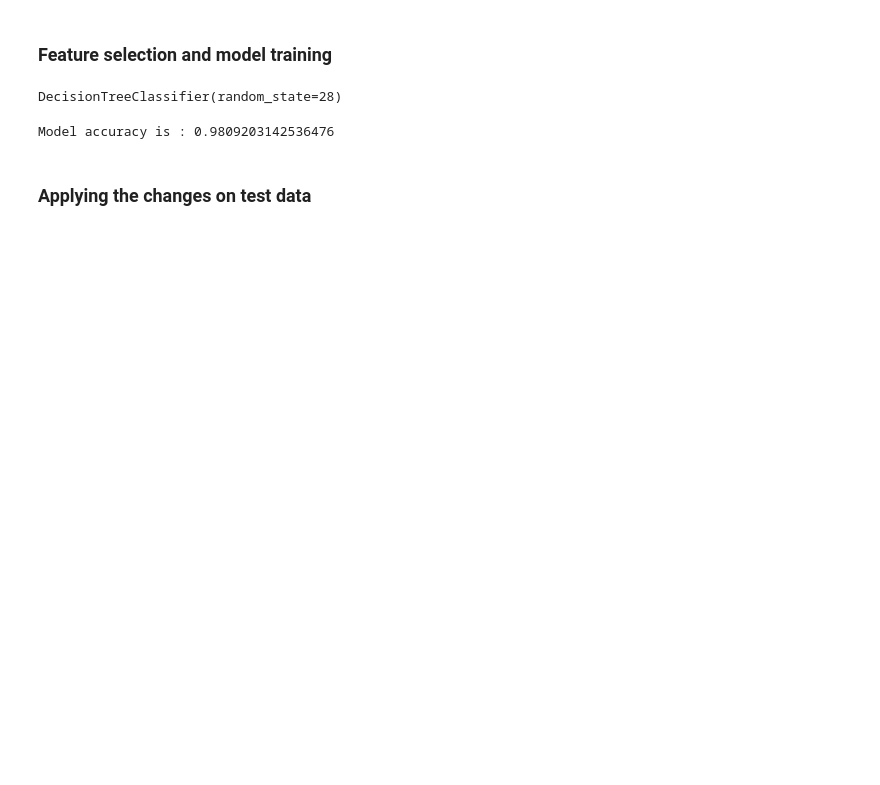
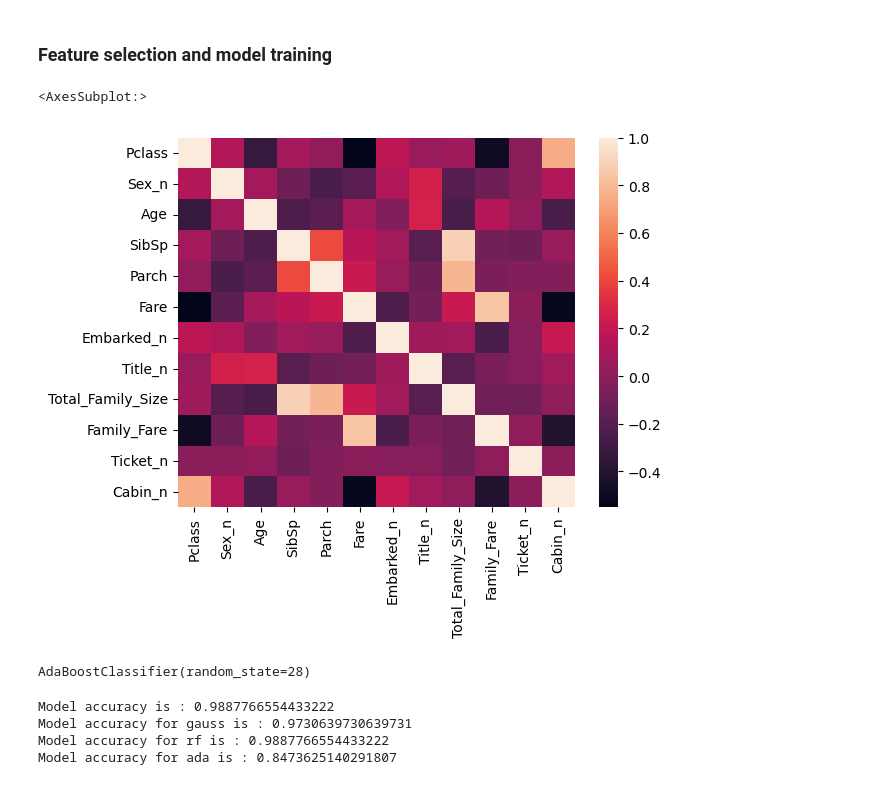
Before and after one commit to liltrinca/liltz-stuff, a Jupyter notebook: kaggle/titanic/nb_titanic.ipynb, the cells around one changed output. Saved outputs shown, nothing was run; the diff lists cells and outputs as text; code cells hidden in the pictures; blank space fills up the shorter version.

```diff
--- a/kaggle/titanic/nb_titanic.ipynb
+++ b/kaggle/titanic/nb_titanic.ipynb
@@ -118,0 +103,6 @@ df_train
+# %%
+df_full['Cabin'] = df_full['Cabin'].fillna('Z')
+df_full['Cabin'] = df_full['Cabin'].str[0]
+# %%
+df_full['Cabin'] = pd.Categorical(df_full['Cabin'])
+df_full['Cabin_n'] = df_full['Cabin'].cat.codes
@@ -119,15 +118,32 @@ df_train
+# %%
+df_train = df_train[['PassengerId','Survived']]
+df_train = df_full.merge(df_train, on='PassengerId', how='inner')
 # %% [markdown]
 ### Feature selection and model training
 # %%
-features = ['Pclass','Sex_n','Age','SibSp','Parch','Fare','Embarked_n','Title_n']
+features = ['Pclass','Sex_n','Age','SibSp','Parch','Fare','Embarked_n','Title_n','Total_Family_Size','Family_Fare','Ticket_n','Cabin_n']
 
 train_X = df_train[features]
 train_y = df_train['Survived']
+# %%
+sns.heatmap(train_X.corr())
+# %% [output]
+<AxesSubplot:>
+[figure, added]
 # %%
 model = DecisionTreeClassifier(random_state=28)
 model.fit(train_X, train_y)
+
+model_gauss = GaussianProcessClassifier(random_state=28)
+model_gauss.fit(train_X, train_y)
+
+model_rf = RandomForestClassifier(random_state=28)
+model_rf.fit(train_X, train_y)
+
+model_ada = AdaBoostClassifier(random_state=28)
+model_ada.fit(train_X, train_y)
 # %% [output]
-DecisionTreeClassifier(random_state=28)
+AdaBoostClassifier(random_state=28)
 # %%
 train_predictions = pd.Series(model.predict(train_X))
 train_predictions = train_predictions.rename('Predicted')
@@ -134,13 +159,32 @@ train_predictions = train_predictions.rename('Predicted')
 # %%
 predicted = pd.concat([df_train['Survived'], train_predictions], axis=1)
 predicted['Result'] = predicted.apply(lambda x: x['Survived'] == x['Predicted'], axis=1)
+predicted_gauss = pd.concat([df_train['Survived'], train_predictions_gauss], axis=1)
+predicted_gauss['Result'] = predicted_gauss.apply(lambda x: x['Survived'] == x['Predicted'], axis=1)
+predicted_rf = pd.concat([df_train['Survived'], train_predictions_rf], axis=1)
+predicted_rf['Result'] = predicted_rf.apply(lambda x: x['Survived'] == x['Predicted'], axis=1)
+predicted_ada = pd.concat([df_train['Survived'], train_predictions_ada], axis=1)
+predicted_ada['Result'] = predicted_ada.apply(lambda x: x['Survived'] == x['Predicted'], axis=1)
 
 correct_predictions = predicted['Result'].value_counts()[True]
 total = predicted['Result'].count()
+correct_predictions_gauss = predicted_gauss['Result'].value_counts()[True]
+total_gauss = predicted_gauss['Result'].count()
+correct_predictions_rf = predicted_rf['Result'].value_counts()[True]
+total_rf = predicted_rf['Result'].count()
+correct_predictions_ada = predicted_ada['Result'].value_counts()[True]
+total_ada = predicted_ada['Result'].count()
 
 model_accuracy = correct_predictions / total
+model_accuracy_gauss = correct_predictions_gauss / total_gauss
+model_accuracy_rf = correct_predictions_rf / total_rf
+model_accuracy_ada = correct_predictions_ada / total_ada
 print(f'Model accuracy is : {model_accuracy}')
+print(f'Model accuracy for gauss is : {model_accuracy_gauss}')
+print(f'Model accuracy for rf is : {model_accuracy_rf}')
+print(f'Model accuracy for ada is : {model_accuracy_ada}')
 # %% [output]
-Model accuracy is : 0.9809203142536476
+Model accuracy is : 0.9887766554433222
+Model accuracy for gauss is : 0.9730639730639731
+Model accuracy for rf is : 0.9887766554433222
+Model accuracy for ada is : 0.8473625140291807
-# %% [markdown]
-### Applying the changes on test data
```
Also changed, not shown: parts of 33 cells of this notebook, 4 other files.
